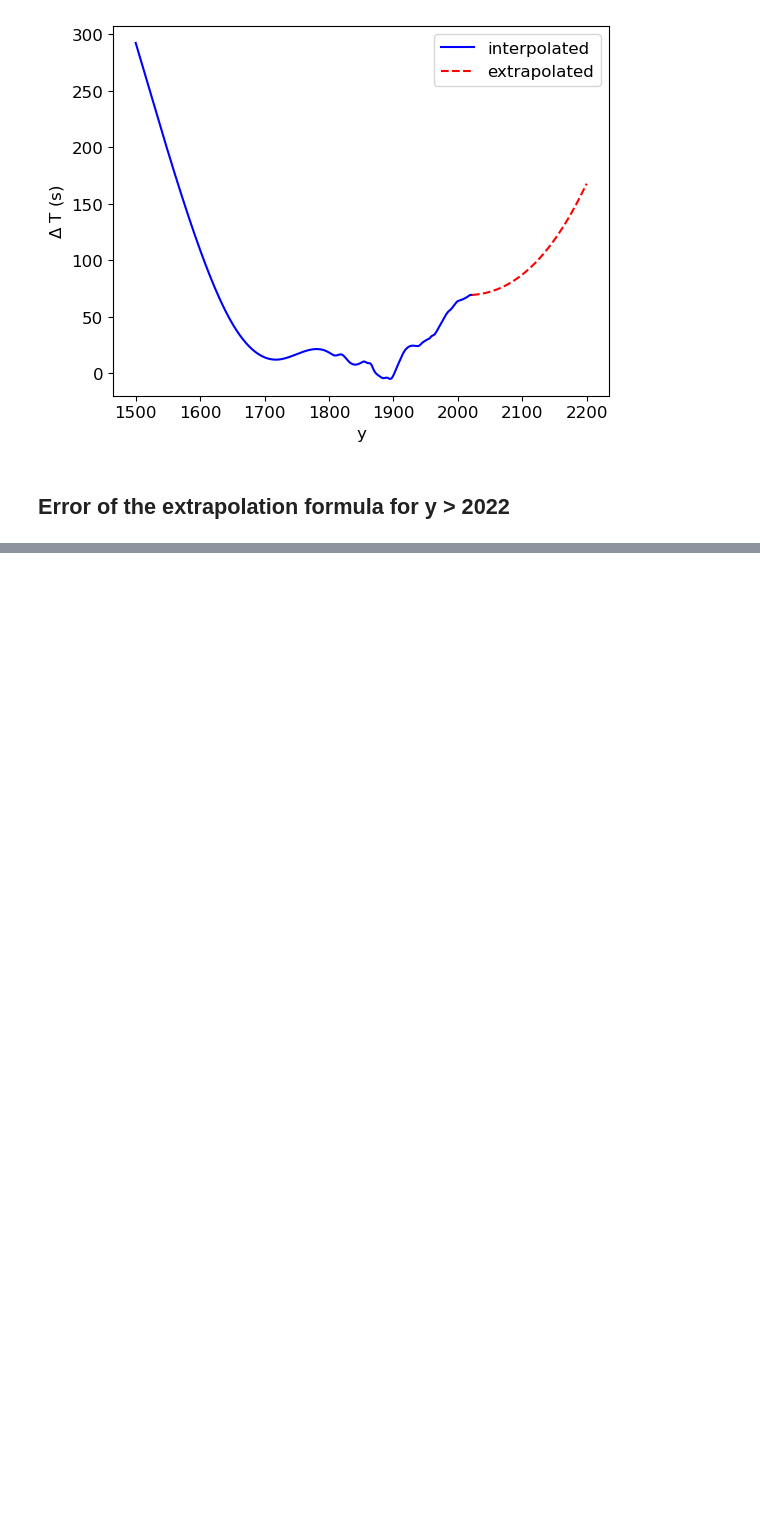
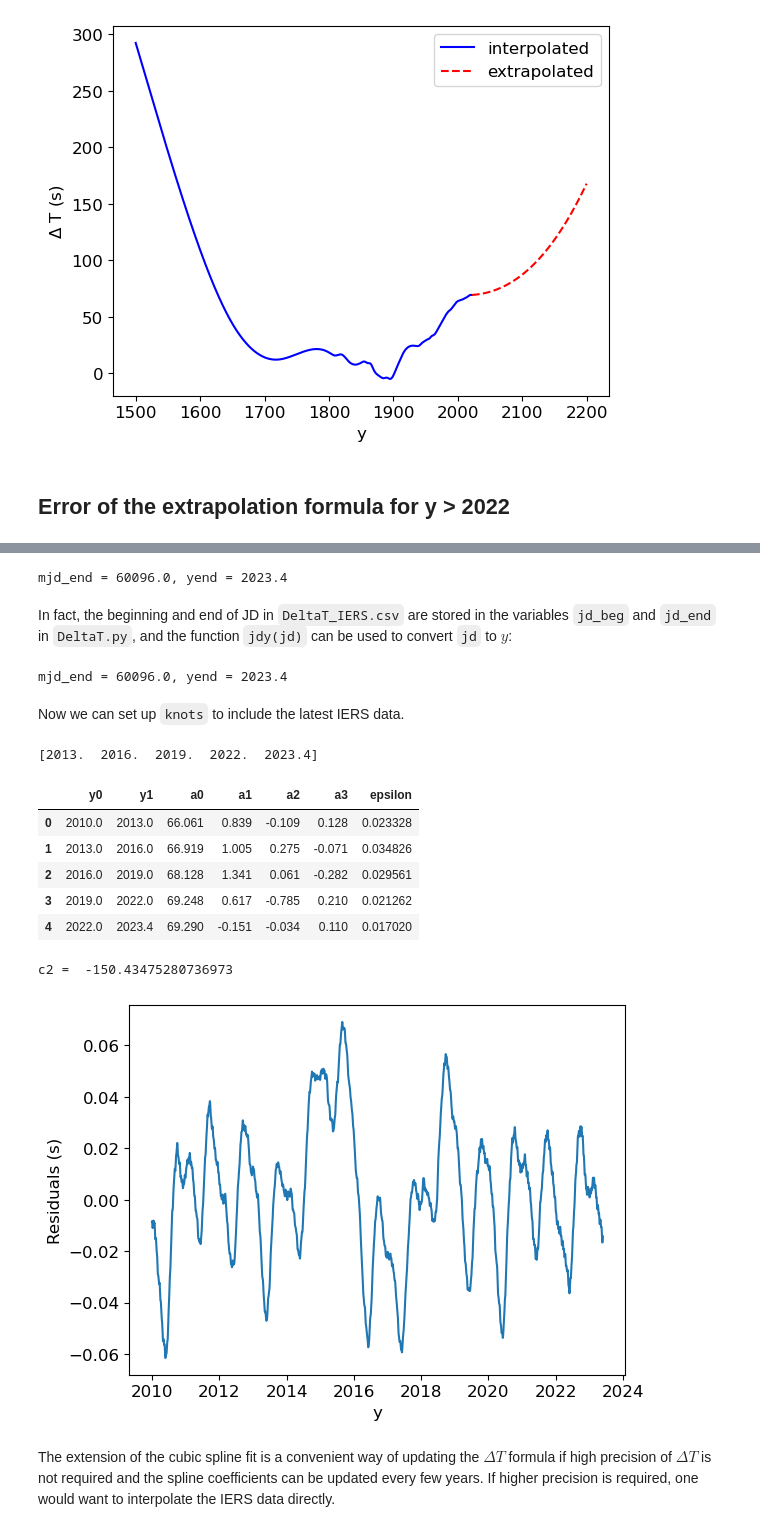
Before and after one commit to ytliu0/DeltaT, a Jupyter notebook: DeltaT_examples.ipynb, the cells around one changed output, grey strips where cells are left out. Saved outputs shown, nothing was run; the diff lists cells and outputs as text; code cells hidden in the pictures; blank space fills up the shorter version.

```diff
--- a/DeltaT_examples.ipynb
+++ b/DeltaT_examples.ipynb
@@ -117,0 +184,32 @@ We see that for y > 2022, the maximum error of the extrapolated Delta T is 0.121
+# %%
+mjd_end = np.loadtxt('DeltaT_IERS.csv', delimiter=',', skiprows=1)[-1,3]
+yend = round(2000 + (mjd_end - 51544)/365.2425, 1)
+print('mjd_end = {}, yend = {}'.format(mjd_end, yend))
+# %% [output]
+mjd_end = 60096.0, yend = 2023.4
+# %% [markdown]
+In fact, the beginning and end of JD in `DeltaT_IERS.csv` are stored in the variables `jd_beg` and `jd_end` in `DeltaT.py`, and the function `jdy(jd)` can be used to convert `jd` to $y$:
+# %%
+print('mjd_end = {}, yend = {}'.format(DT.jd_end-2400000.5, round(DT.jdy(DT.jd_end), 1)))
+# %% [output]
+mjd_end = 60096.0, yend = 2023.4
+# %% [markdown]
+Now we can set up `knots` to include the latest IERS data.
+# %%
+knots = np.append(np.arange(2013, yend, 3), yend)
+print(knots)
+# %% [output]
+[2013.  2016.  2019.  2022.  2023.4]
+# %%
+fit_and_display_result(knots)
+# %% [output]
+|  | y0 | y1 | a0 | a1 | a2 | a3 | epsilon |
+| 0 | 2010.0 | 2013.0 | 66.061 | 0.839 | -0.109 | 0.128 | 0.023328 |
+| 1 | 2013.0 | 2016.0 | 66.919 | 1.005 | 0.275 | -0.071 | 0.034826 |
+| 2 | 2016.0 | 2019.0 | 68.128 | 1.341 | 0.061 | -0.282 | 0.029561 |
+| 3 | 2019.0 | 2022.0 | 69.248 | 0.617 | -0.785 | 0.210 | 0.021262 |
+| 4 | 2022.0 | 2023.4 | 69.290 | -0.151 | -0.034 | 0.110 | 0.017020 |
+c2 =  -150.43475280736973
+[figure, added]
+# %% [markdown]
+The extension of the cubic spline fit is a convenient way of updating the $\Delta T$ formula if high precision of $\Delta T$ is not required and the spline coefficients can be updated every few years. If higher precision is required, one would want to interpolate the IERS data directly.
```
Also changed, not shown: parts of 23 cells of this notebook, 4 other files.
